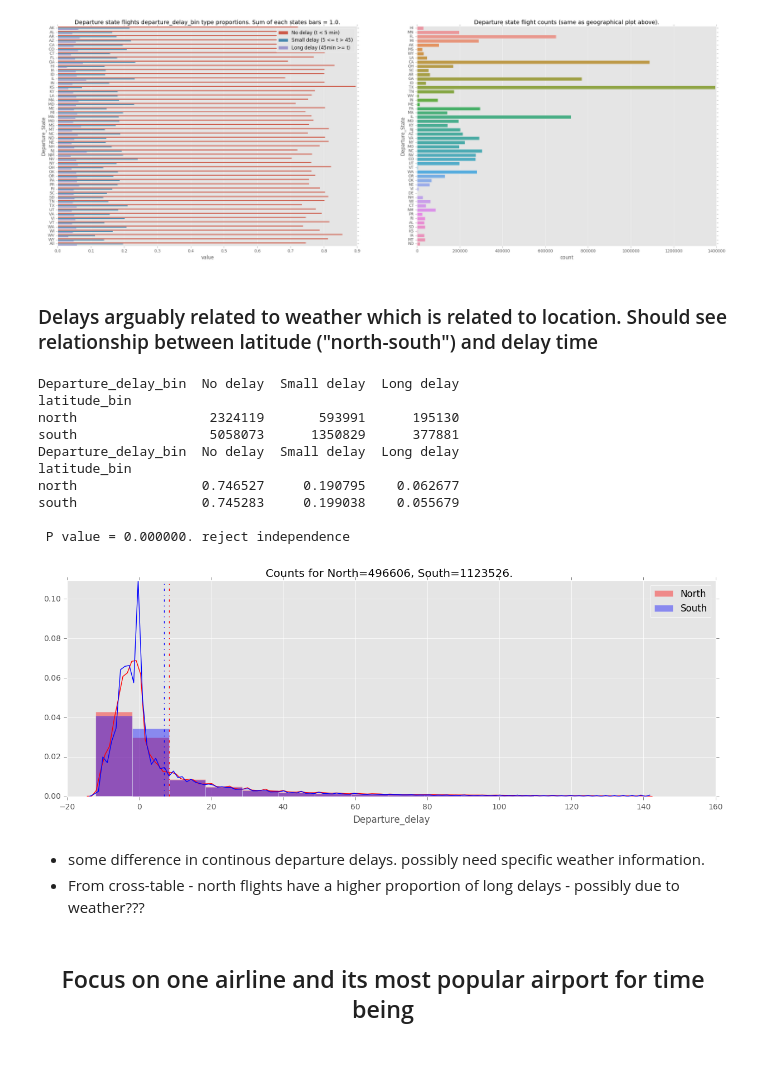
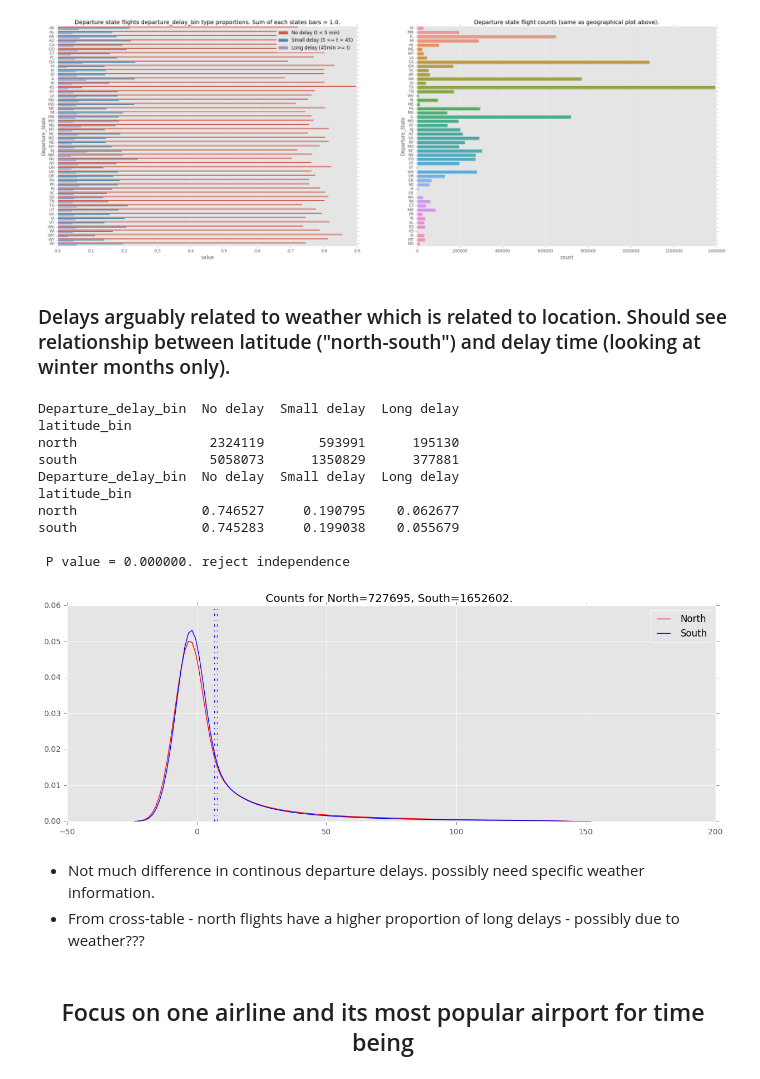
Before and after one commit to mattdns1006/flight, a Jupyter notebook: datatonic.ipynb, the cells around one changed output. Drawn from its saved outputs; the diff is of its cells as text; code cells hidden in the pictures.

```diff
--- a/datatonic.ipynb
+++ b/datatonic.ipynb
@@ -218,8 +180,8 @@ class Cross_tab(): # cross tabulate two variables and do chi2 test of independen
 def plot_two_dist(dist1,dist2,title_append=''): # plot function used later
     dist1_n, dist2_n = dist1['values'].size, dist2['values'].size
     f, ax1 = plt.subplots(1, 1,figsize=FIG_SIZE)
-    sns.distplot(dist1['values'],ax=ax1,label=dist1['name'],color='red',bins=15)
-    sns.distplot(dist2['values'],ax=ax1,label=dist2['name'],color='blue',bins=15)
+    sns.kdeplot(dist1['values'],ax=ax1,label=dist1['name'],color='red',bw=4)
+    sns.kdeplot(dist2['values'],ax=ax1,label=dist2['name'],color='blue',bw=4)
     ax1.vlines(dist1['values'].mean(), 0, 1,colors='red',linestyles='dashdot')
     ax1.vlines(dist2['values'].mean(), 0, 1,colors='blue',linestyles='dashdot')
     plt.title("Counts for {0}={1}, {2}={3}. {4}".format(dist1['name'],dist1_n,
@@ -270,31 +232,31 @@ plt.show()
 # %% [output]
 [figure]
 # %% [markdown]
-### Delays arguably related to weather which is related to location. Should see relationship between latitude ("north-south") and delay time
+### Delays arguably related to weather which is related to location. Should see relationship between latitude ("north-south") and delay time (looking at winter months only).
 # %%
 flights['latitude_bin'] = np.where(flights.Latitude>40,'north','south') # anything above 40 lat classes as north
 Lat_contingency = Cross_tab(flights['latitude_bin'],flights['Departure_delay_bin'])
 Lat_contingency.chi2_test()
-flights_winter = flights[flights['month'].isin([1,12])] # winter months
+flights_winter = flights[flights['month'].isin([1,2,12])] # winter months
 north_delays_winter = flights_winter[(flights_winter['latitude_bin']=='north')]['Departure_delay']
 south_delays_winter = flights_winter[(flights_winter['latitude_bin']=='south')]['Departure_delay']
 dist1={'values':north_delays_winter,'name':'North'}
 dist2={'values':south_delays_winter,'name':'South'}
 plot_two_dist(dist1,dist2)
 # %% [output]
 Departure_delay_bin  No delay  Small delay  Long delay
 latitude_bin
 north                 2324119       593991      195130
 south                 5058073      1350829      377881
 Departure_delay_bin  No delay  Small delay  Long delay
 latitude_bin
 north                0.746527     0.190795    0.062677
 south                0.745283     0.199038    0.055679
 
  P value = 0.000000. reject independence
-[figure, old version]
+[figure, new version]
 # %% [markdown]
-* some difference in continous departure delays. possibly need specific weather information.
+* Not much difference in continous departure delays. possibly need specific weather information.
 * From cross-table - north flights have a higher proportion of long delays - possibly due to weather???
 # %% [markdown]
 ## <center>Focus on one airline and its most popular airport for time being</center>
```
Also changed, not shown: parts of 10 cells of this notebook.
